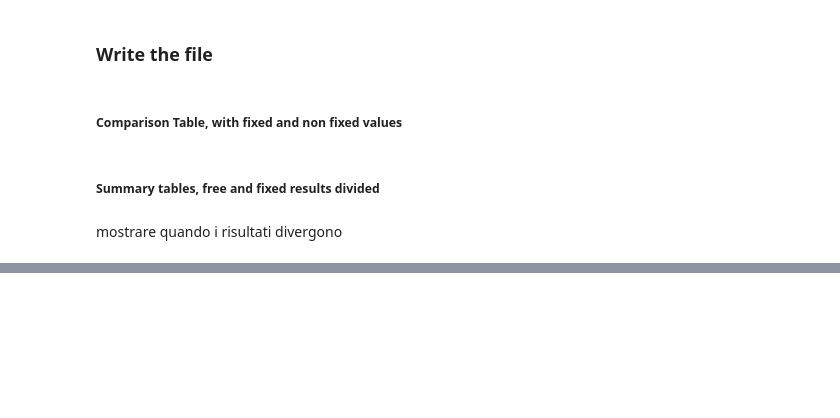
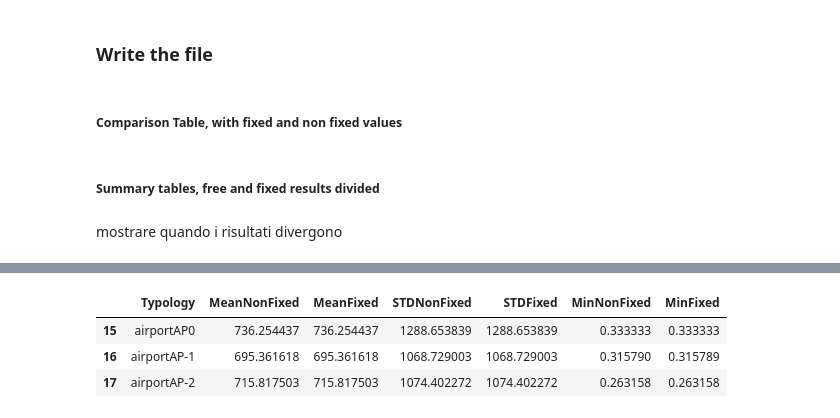
Before and after one commit to Fiden99/UAMdeconflictionMasterThesis, a Jupyter notebook: elaborateTime.ipynb, the cells around one changed output, grey strips where cells are left out. Saved outputs shown, nothing was run; the diff lists cells and outputs as text; code cells hidden in the pictures; blank space fills up the shorter version.

```diff
--- a/elaborateTime.ipynb
+++ b/elaborateTime.ipynb
@@ -538,0 +581,8 @@ DD 42262.63422818792 25562.17057217724 53267.37852348993 31790.8446266885
+# %%
+s1,s2 = obtainComparisonDataFrames("result",False)
+s1[s1["Typology"].str.contains("airportAP")]
+# %% [output]
+|  | Typology | MeanNonFixed | MeanFixed | STDNonFixed | STDFixed | MinNonFixed | MinFixed |
+| 15 | airportAP0 | 736.254437 | 736.254437 | 1288.653839 | 1288.653839 | 0.333333 | 0.333333 |
+| 16 | airportAP-1 | 695.361618 | 695.361618 | 1068.729003 | 1068.729003 | 0.315790 | 0.315789 |
+| 17 | airportAP-2 | 715.817503 | 715.817503 | 1074.402272 | 1074.402272 | 0.263158 | 0.263158 |
```
Also changed, not shown: parts of 5 cells of this notebook, 48 other files.
